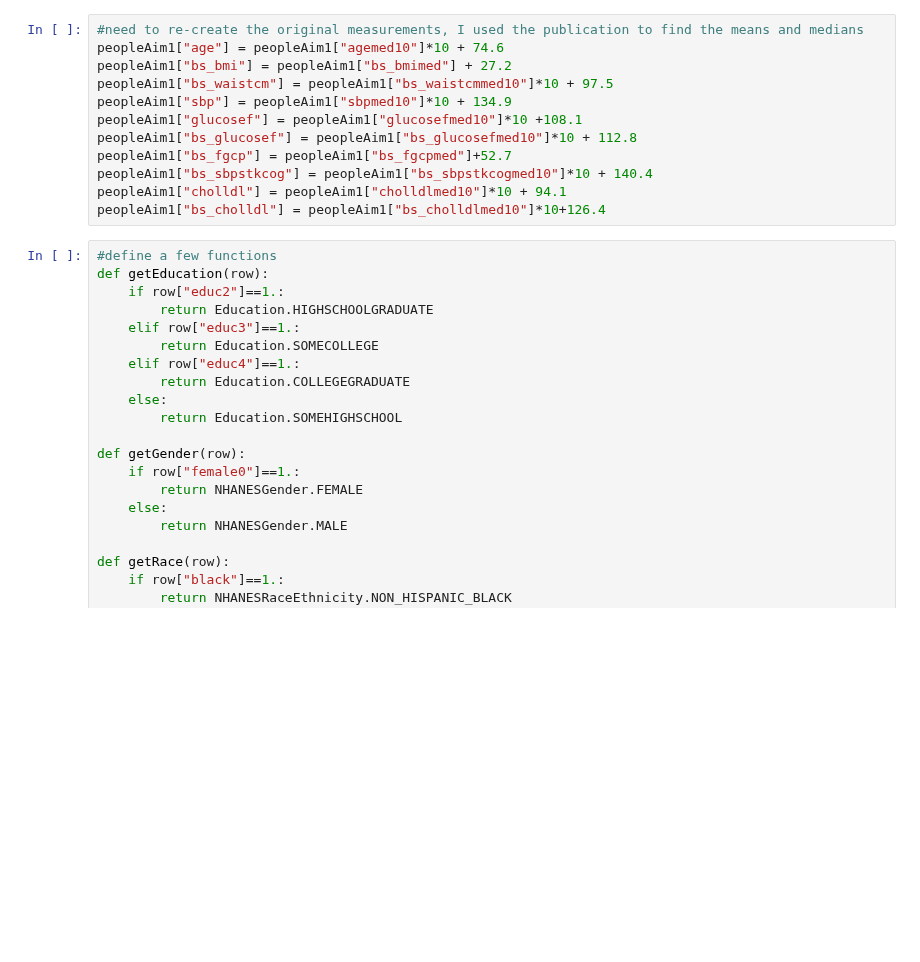
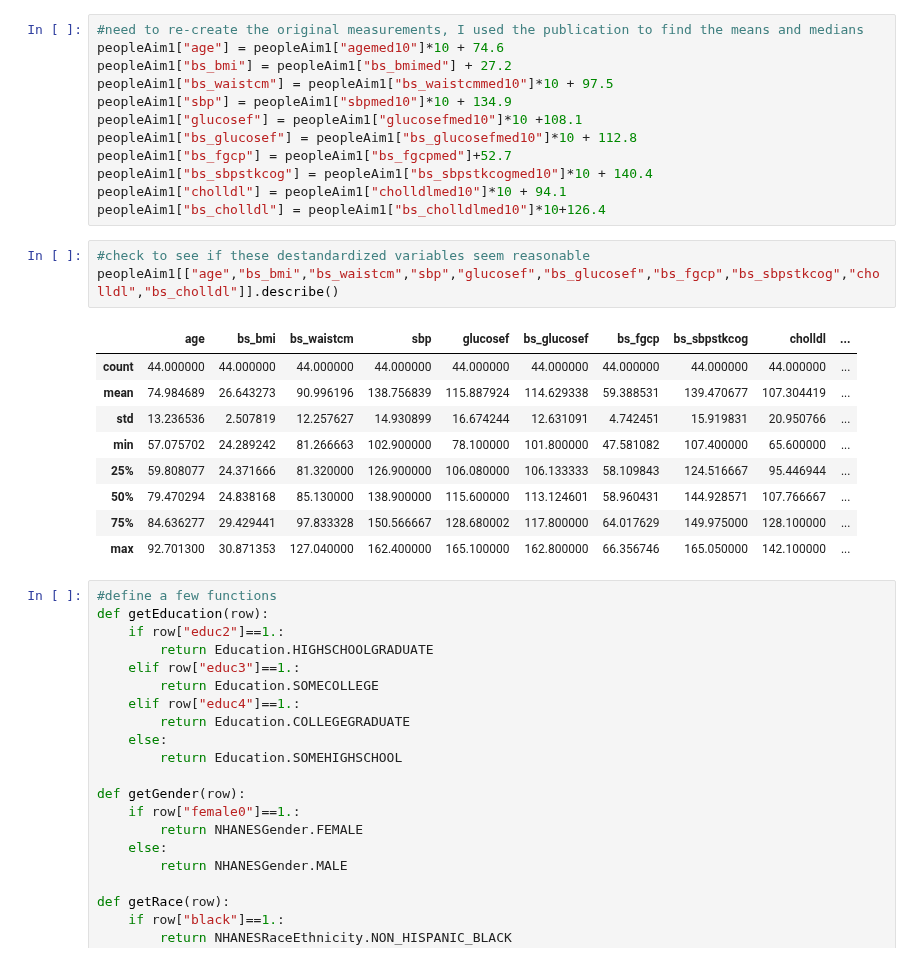
Before and after one commit to deligkaris/microsimNotebooks, a Jupyter notebook: testGcpStrokeModel.ipynb, the cells around one changed output. Drawn from its saved outputs; the diff is of its cells as text; blank space fills up the shorter version.

```diff
--- a/testGcpStrokeModel.ipynb
+++ b/testGcpStrokeModel.ipynb
@@ -176,6 +176,19 @@ peopleAim1["bs_fgcp"] = peopleAim1["bs_fgcpmed"]+52.7
 peopleAim1["bs_sbpstkcog"] = peopleAim1["bs_sbpstkcogmed10"]*10 + 140.4
 peopleAim1["cholldl"] = peopleAim1["cholldlmed10"]*10 + 94.1
 peopleAim1["bs_cholldl"] = peopleAim1["bs_cholldlmed10"]*10+126.4
+# %%
+#check to see if these destandardized variables seem reasonable
+peopleAim1[["age","bs_bmi","bs_waistcm","sbp","glucosef","bs_glucosef","bs_fgcp","bs_sbpstkcog","cholldl","bs_cholldl"]].describe()
+# %% [output]
+|  | age | bs_bmi | bs_waistcm | sbp | glucosef | bs_glucosef | bs_fgcp | bs_sbpstkcog | cholldl | ... |
+| count | 44.000000 | 44.000000 | 44.000000 | 44.000000 | 44.000000 | 44.000000 | 44.000000 | 44.000000 | 44.000000 | ... |
+| mean | 74.984689 | 26.643273 | 90.996196 | 138.756839 | 115.887924 | 114.629338 | 59.388531 | 139.470677 | 107.304419 | ... |
+| std | 13.236536 | 2.507819 | 12.257627 | 14.930899 | 16.674244 | 12.631091 | 4.742451 | 15.919831 | 20.950766 | ... |
+| min | 57.075702 | 24.289242 | 81.266663 | 102.900000 | 78.100000 | 101.800000 | 47.581082 | 107.400000 | 65.600000 | ... |
+| 25% | 59.808077 | 24.371666 | 81.320000 | 126.900000 | 106.080000 | 106.133333 | 58.109843 | 124.516667 | 95.446944 | ... |
+| 50% | 79.470294 | 24.838168 | 85.130000 | 138.900000 | 115.600000 | 113.124601 | 58.960431 | 144.928571 | 107.766667 | ... |
+| 75% | 84.636277 | 29.429441 | 97.833328 | 150.566667 | 128.680002 | 117.800000 | 64.017629 | 149.975000 | 128.100000 | ... |
+| max | 92.701300 | 30.871353 | 127.040000 | 162.400000 | 165.100000 | 162.800000 | 66.356746 | 165.050000 | 142.100000 | ... |
 # %%
 #define a few functions
 def getEducation(row):
```
Also changed, not shown: parts of 6 cells of this notebook, 3 other files.
